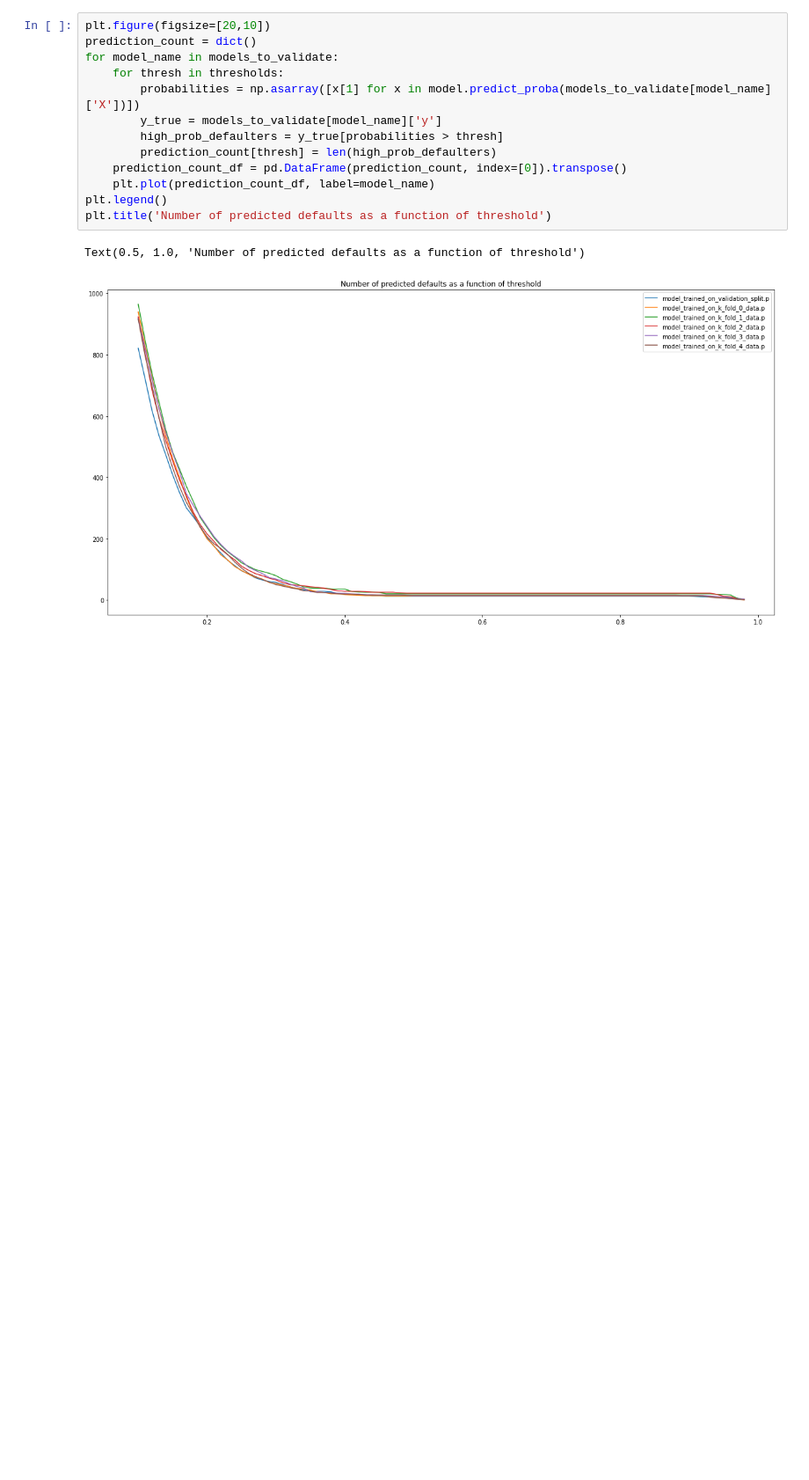
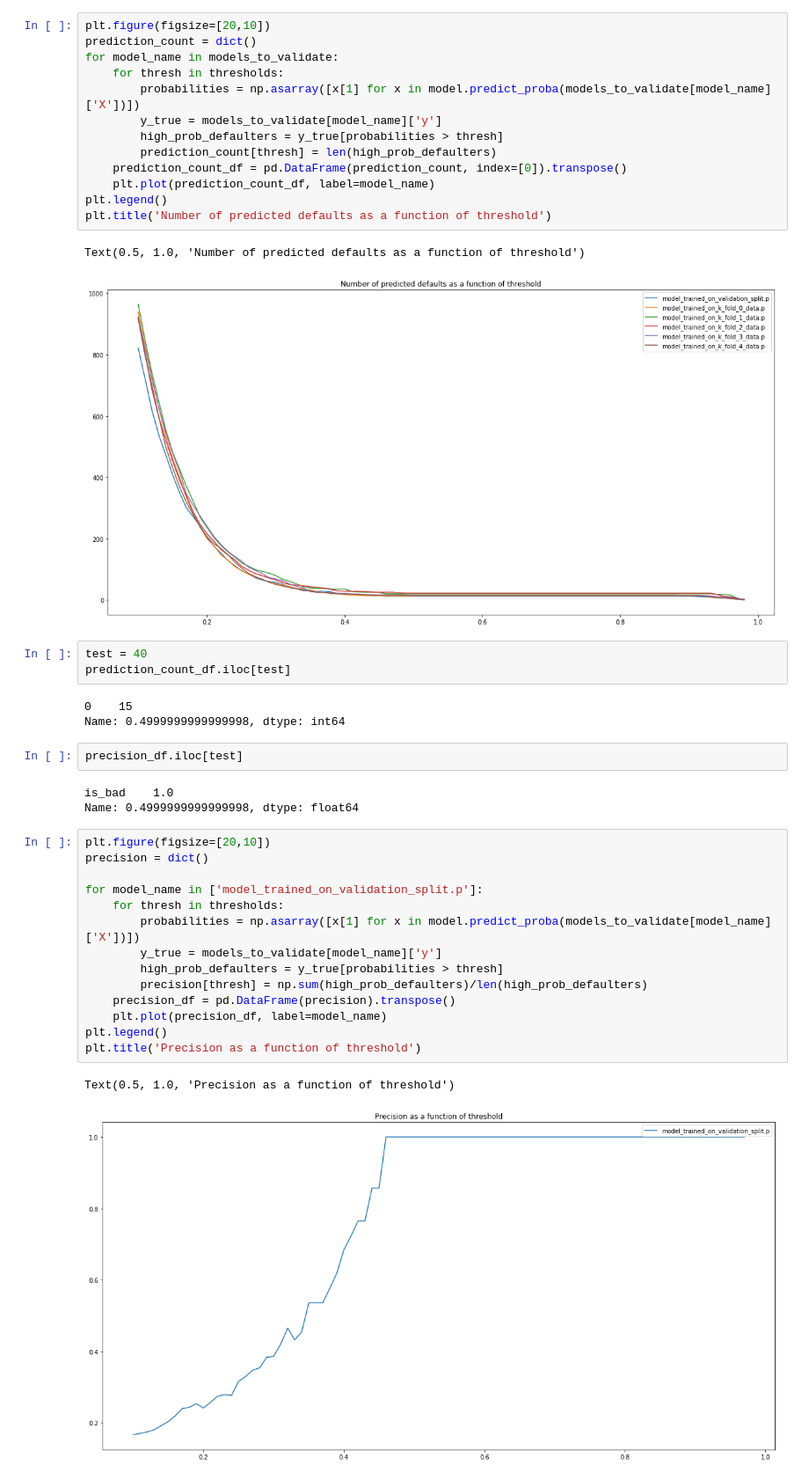
Before and after one commit to jakeweholt/DR_TH, a Jupyter notebook: logistic_regression_model_validation_1.ipynb, the cells around one changed output. Shown at 88% size. Cells and saved outputs as stored; diff of their text form; blank space fills up the shorter version.

```diff
--- a/logistic_regression_model_validation_1.ipynb
+++ b/logistic_regression_model_validation_1.ipynb
@@ -113,3 +113,31 @@ plt.title('Number of predicted defaults as a function of threshold')
 # %% [output]
 Text(0.5, 1.0, 'Number of predicted defaults as a function of threshold')
 [figure]
+# %%
+test = 40
+prediction_count_df.iloc[test]
+# %% [output]
+0    15
+Name: 0.4999999999999998, dtype: int64
+# %%
+precision_df.iloc[test]
+# %% [output]
+is_bad    1.0
+Name: 0.4999999999999998, dtype: float64
+# %%
+plt.figure(figsize=[20,10])
+precision = dict()
+
+for model_name in ['model_trained_on_validation_split.p']:
+    for thresh in thresholds:
+        probabilities = np.asarray([x[1] for x in model.predict_proba(models_to_validate[model_name]['X'])])
+        y_true = models_to_validate[model_name]['y']
+        high_prob_defaulters = y_true[probabilities > thresh]
+        precision[thresh] = np.sum(high_prob_defaulters)/len(high_prob_defaulters)
+    precision_df = pd.DataFrame(precision).transpose()
+    plt.plot(precision_df, label=model_name)
+plt.legend()
+plt.title('Precision as a function of threshold')
+# %% [output]
+Text(0.5, 1.0, 'Precision as a function of threshold')
+[figure, added]
```
Also changed, not shown: parts of 1 cell of this notebook.
